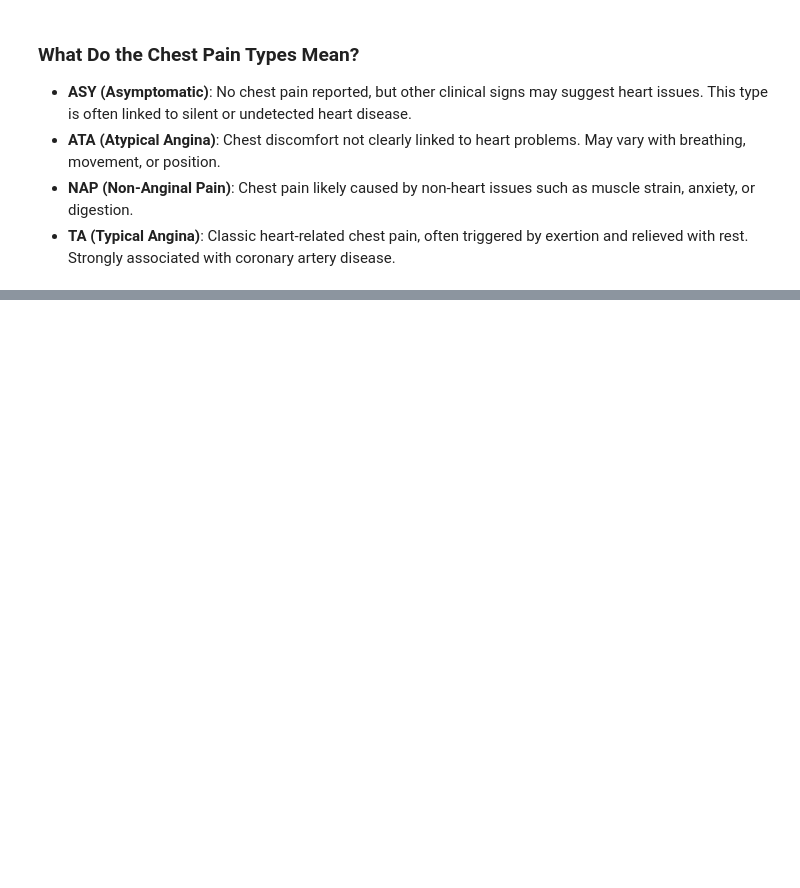
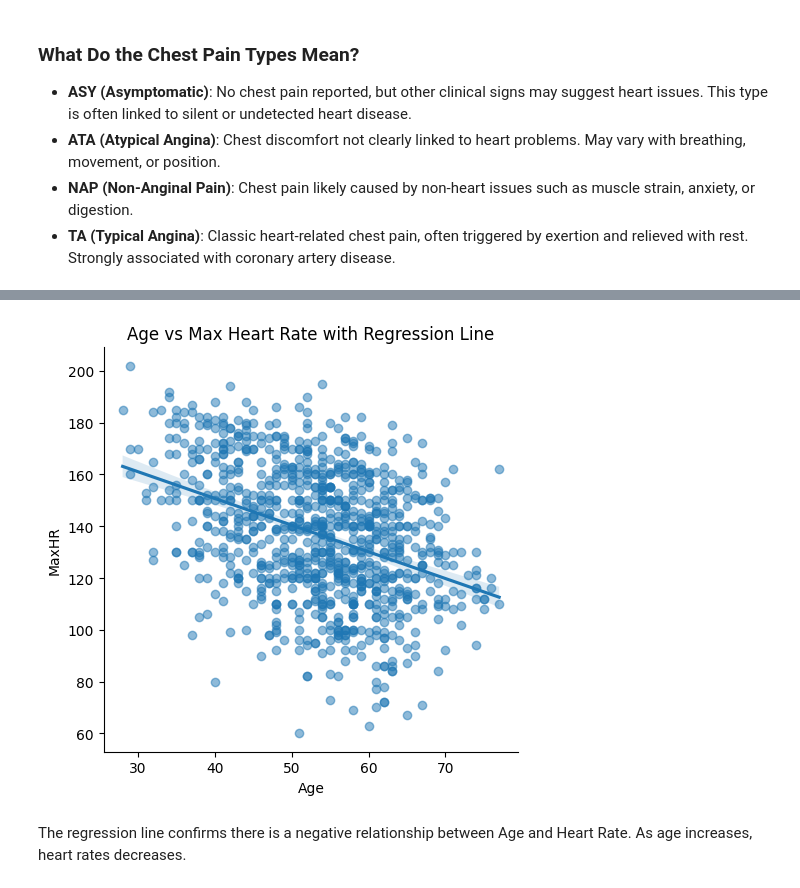
Before and after one commit to vivekr25/heart-disease-analysis, a Jupyter notebook: HeartRatePrediction.ipynb, the cells around one changed output, grey strips where cells are left out. Cells and saved outputs as stored; diff of their text form; code cells hidden in the pictures; blank space fills up the shorter version.

```diff
--- a/HeartRatePrediction.ipynb
+++ b/HeartRatePrediction.ipynb
@@ -199,0 +224,11 @@ The chart shows the number of patients with and without heart disease, grouped b
+# %%
+import seaborn as sns
+# Regression plot: Age vs Max Heart Rate
+sns.lmplot(data=df, x='Age', y='MaxHR', scatter_kws={'alpha':0.5})
+plt.title("Age vs Max Heart Rate with Regression Line")
+plt.tight_layout()
+plt.show()
+# %% [output]
+[figure, added]
+# %% [markdown]
+The regression line confirms there is a negative relationship between Age and Heart Rate. As age increases, heart rates decreases.
```
Also changed, not shown: parts of 7 cells of this notebook.
